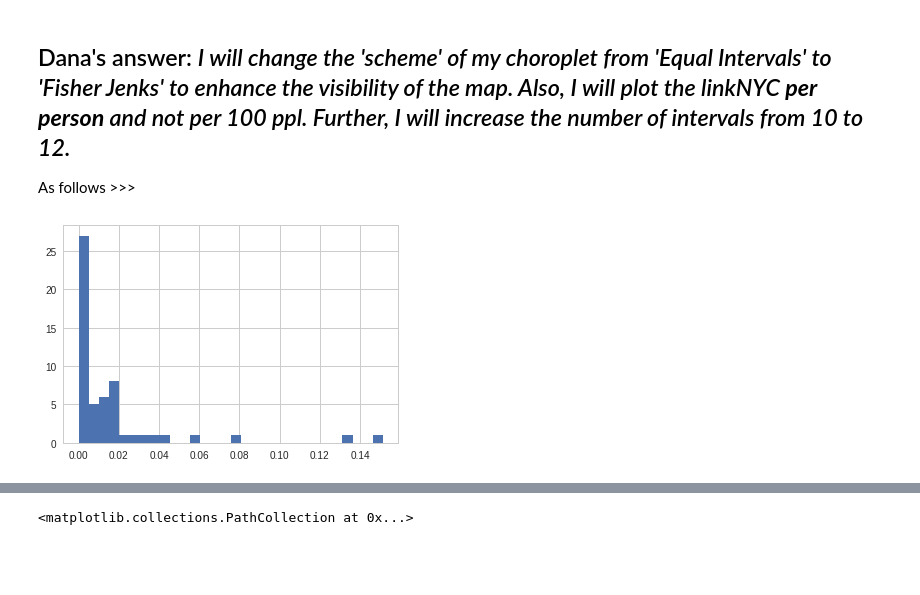
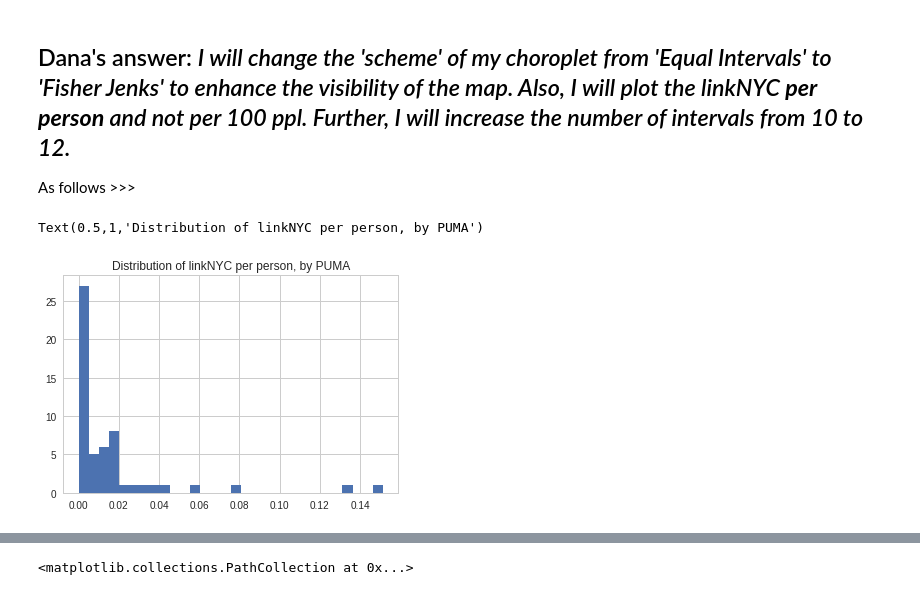
Before and after one commit to danachermesh/PUI2017_dcr346, a Jupyter notebook: HW9_dcr346/geopandas_census_dcr346.ipynb, the cells around one changed output, grey strips where cells are left out. Saved outputs shown, nothing was run; the diff lists cells and outputs as text; code cells hidden in the pictures; blank space fills up the shorter version.

```diff
--- a/HW9_dcr346/geopandas_census_dcr346.ipynb
+++ b/HW9_dcr346/geopandas_census_dcr346.ipynb
@@ -733,7 +733,10 @@ As follows >>>
 # %%
 # creating a column of linkNYC per person
 pumashplc["linkNYCpp"] = pumashplc['link_site'] / pumashplc['B00001_001E']
-# %%
-pl.hist(pumashplc["linkNYCpp"], bins=30);
-# %% [output]
-[figure, removed]
+# %%
+# ploting the distribution of linkNYC per person by PUMA
+pl.hist(pumashplc["linkNYCpp"], bins=30);
+pl.title('Distribution of linkNYC per person, by PUMA')
+# %% [output]
+Text(0.5,1,'Distribution of linkNYC per person, by PUMA')
+[figure, added]
```
Also changed, not shown: parts of 5 cells of this notebook.
